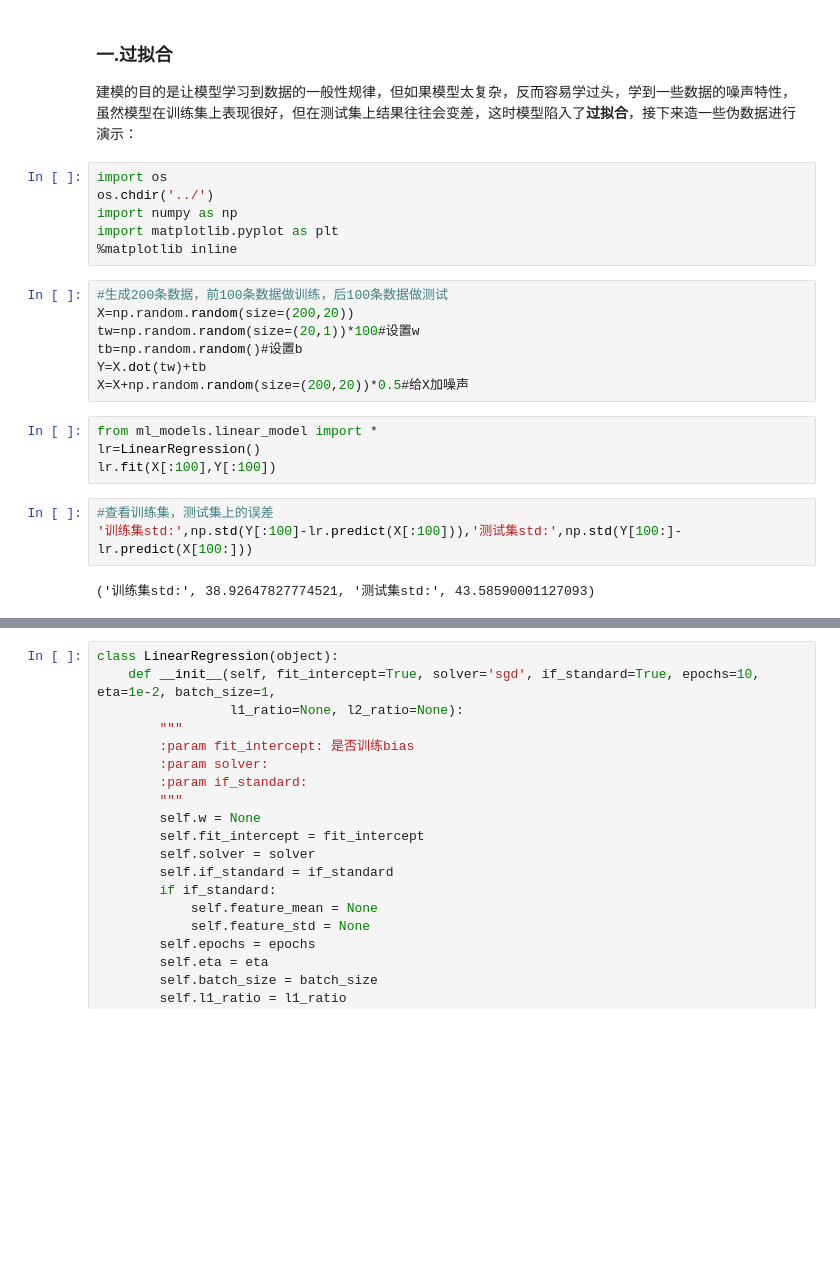
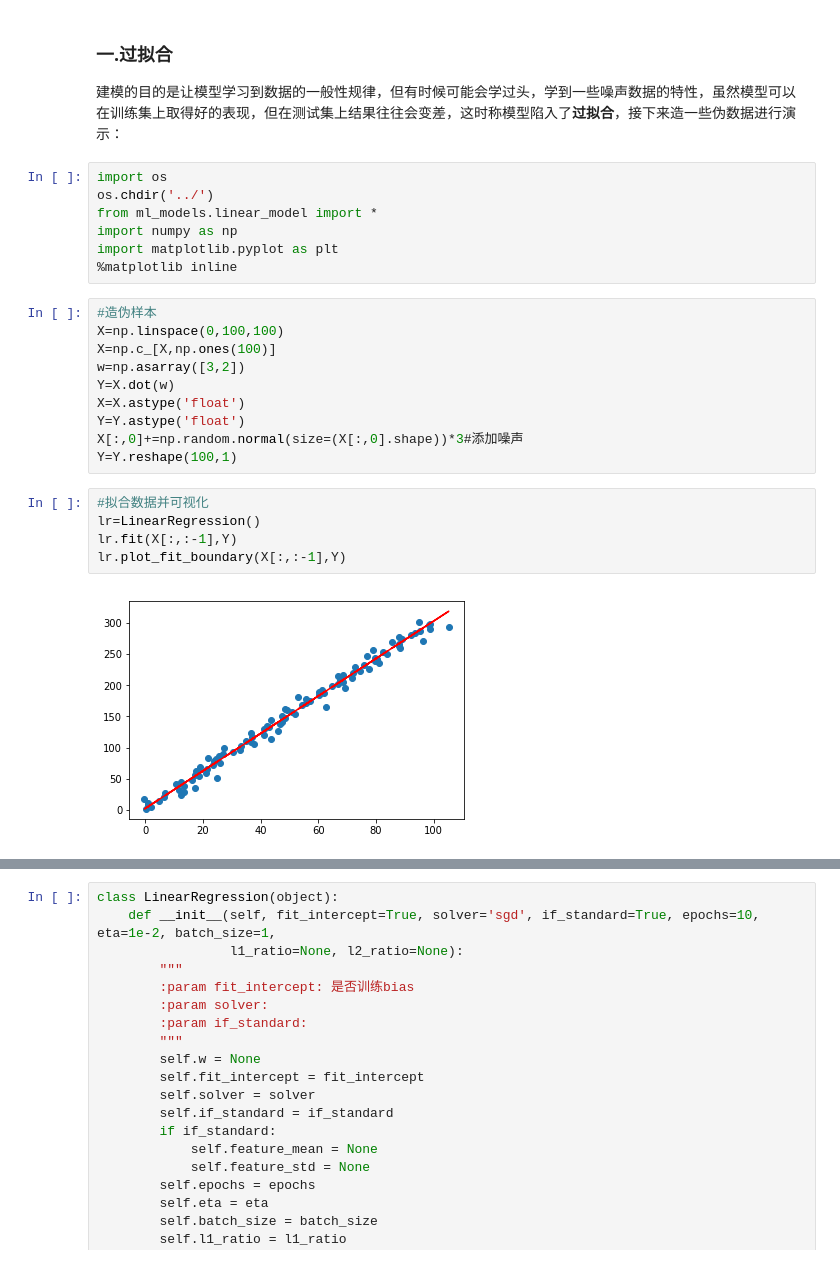
Before and after one commit to zhulei227/ML_Notes, a Jupyter notebook: notebooks/01_线性模型_线性回归_正则化(Lasso,Ridge,ElasticNet).ipynb, the cells around one changed output, grey strips where cells are left out. Drawn from its saved outputs; the diff is of its cells as text; blank space fills up the shorter version.

```diff
--- a/notebooks/01_线性模型_线性回归_正则化(Lasso,Ridge,ElasticNet).ipynb
+++ b/notebooks/01_线性模型_线性回归_正则化(Lasso,Ridge,ElasticNet).ipynb
@@ -1,25 +1,27 @@
 # %% [markdown]
 ### 一.过拟合
-建模的目的是让模型学习到数据的一般性规律，但如果模型太复杂，反而容易学过头，学到一些数据的噪声特性，虽然模型在训练集上表现很好，但在测试集上结果往往会变差，这时模型陷入了**过拟合**，接下来造一些伪数据进行演示：
+建模的目的是让模型学习到数据的一般性规律，但有时候可能会学过头，学到一些噪声数据的特性，虽然模型可以在训练集上取得好的表现，但在测试集上结果往往会变差，这时称模型陷入了**过拟合**，接下来造一些伪数据进行演示：
 # %%
 import os
 os.chdir('../')
+from ml_models.linear_model import *
 import numpy as np
 import matplotlib.pyplot as plt
 %matplotlib inline
-# %%
-#生成200条数据，前100条数据做训练，后100条数据做测试
-X=np.random.random(size=(200,20))
-tw=np.random.random(size=(20,1))*100#设置w
-tb=np.random.random()#设置b
-Y=X.dot(tw)+tb
-X=X+np.random.random(size=(200,20))*0.5#给X加噪声
+# %%
+#造伪样本
+X=np.linspace(0,100,100)
+X=np.c_[X,np.ones(100)]
+w=np.asarray([3,2])
+Y=X.dot(w)
+X=X.astype('float')
+Y=Y.astype('float')
+X[:,0]+=np.random.normal(size=(X[:,0].shape))*3#添加噪声
+Y=Y.reshape(100,1)
 # %%
-from ml_models.linear_model import *
+#拟合数据并可视化
 lr=LinearRegression()
-lr.fit(X[:100],Y[:100])
+lr.fit(X[:,:-1],Y)
+lr.plot_fit_boundary(X[:,:-1],Y)
+# %% [output]
+[figure, added]
-# %%
-#查看训练集，测试集上的误差
-'训练集std:',np.std(Y[:100]-lr.predict(X[:100])),'测试集std:',np.std(Y[100:]-lr.predict(X[100:]))
-# %% [output]
-('训练集std:', 38.92647827774521, '测试集std:', 43.58590001127093)
```
Also changed, not shown: parts of 12 cells of this notebook, 1 other file.
